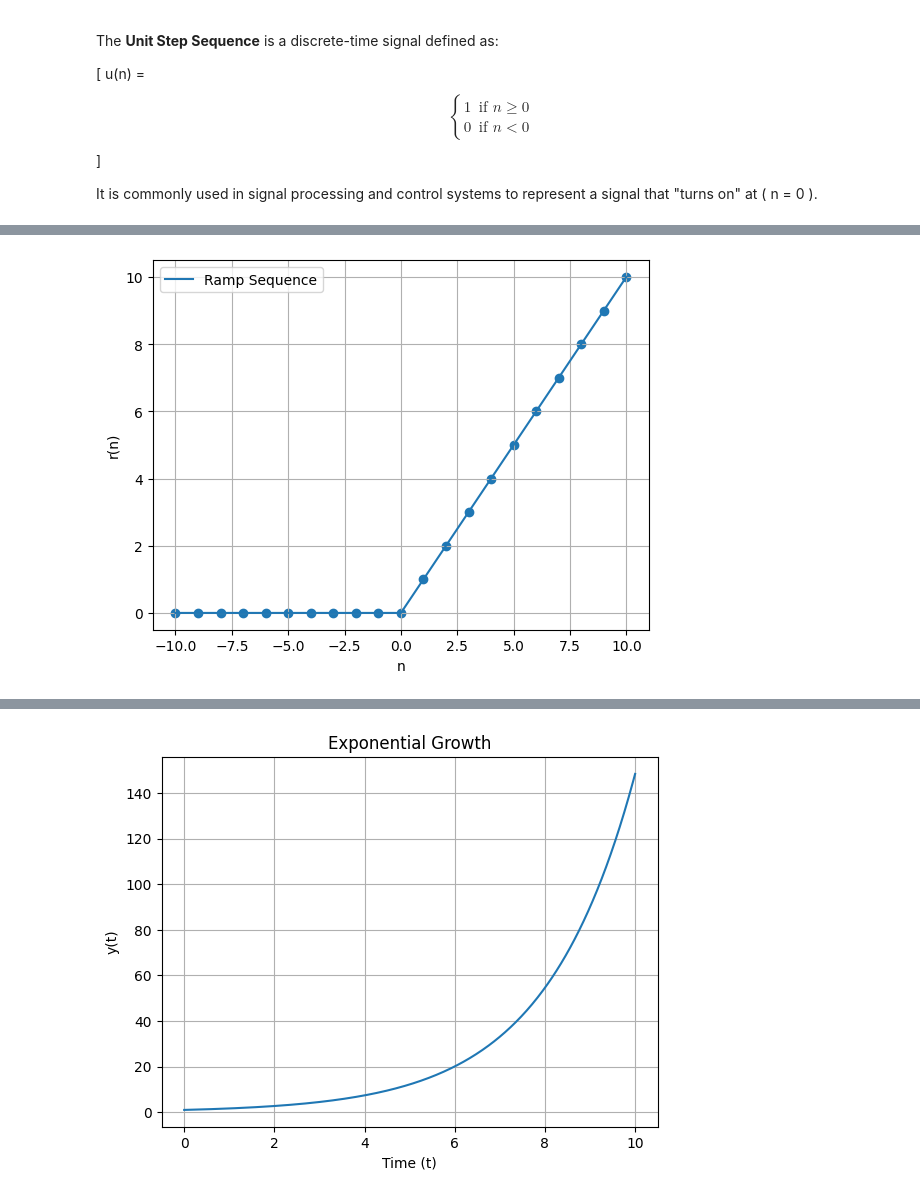
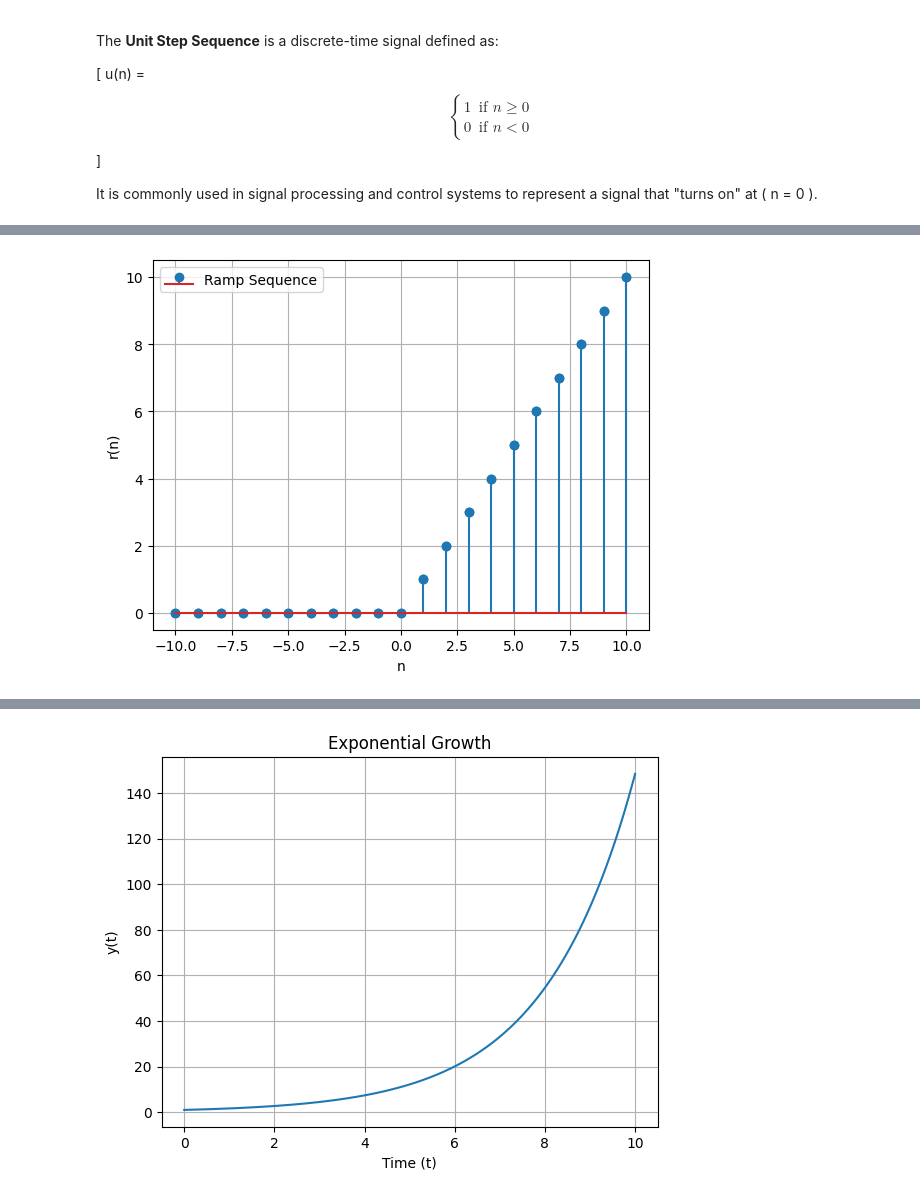
Before and after one commit to prodhan2/dsp1, a Jupyter notebook: 01_elementary_signals.ipynb, the cells around one changed output, grey strips where cells are left out. Saved outputs shown, nothing was run; the diff lists cells and outputs as text; code cells hidden in the pictures.

```diff
--- a/01_elementary_signals.ipynb
+++ b/01_elementary_signals.ipynb
@@ -48,16 +52,16 @@ plt.show()
 # %%
 n=np.arange(-10,11,1)
 ramp=np.where(n<0,0,n)
 
 plt.scatter(n,ramp)
-plt.plot(n,ramp,label="Ramp Sequence")
+plt.stem(n,ramp,label="Ramp Sequence")
 plt.xlabel("n")
 plt.ylabel("r(n)")
 plt.legend(loc='best')
 plt.grid(True)
 plt.show()
 # %% [output]
-[figure, old version]
+[figure, new version]
 # %% [markdown]
 ## Exponential Function
 
```
Also changed, not shown: parts of 3 cells of this notebook, 2 other files.
